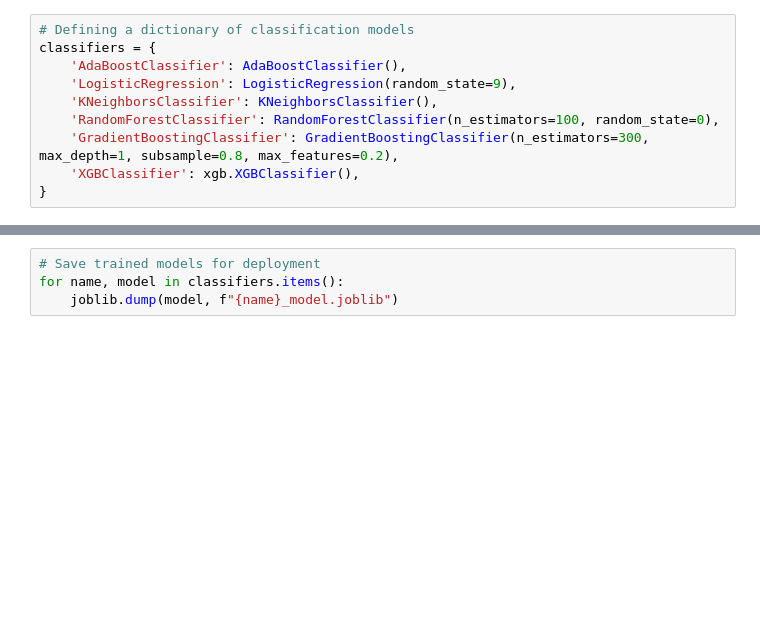
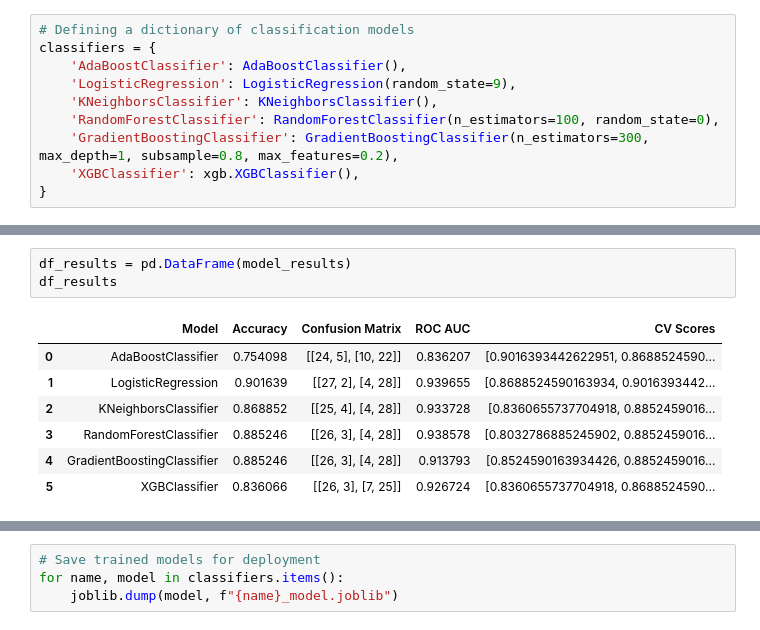
Before and after one commit to pparkitn/kaggle, a Jupyter notebook: classification.ipynb, the cells around one changed output, grey strips where cells are left out. Saved outputs shown, nothing was run; the diff lists cells and outputs as text; blank space fills up the shorter version.

```diff
--- a/classification.ipynb
+++ b/classification.ipynb
@@ -141,3 +265,14 @@ for name, model in classifiers.items():
+# %%
+df_results = pd.DataFrame(model_results)
+df_results
+# %% [output]
+|  | Model | Accuracy | Confusion Matrix | ROC AUC | CV Scores |
+| 0 | AdaBoostClassifier | 0.754098 | [[24, 5], [10, 22]] | 0.836207 | [0.9016393442622951, 0.8688524590... |
+| 1 | LogisticRegression | 0.901639 | [[27, 2], [4, 28]] | 0.939655 | [0.8688524590163934, 0.9016393442... |
+| 2 | KNeighborsClassifier | 0.868852 | [[25, 4], [4, 28]] | 0.933728 | [0.8360655737704918, 0.8852459016... |
+| 3 | RandomForestClassifier | 0.885246 | [[26, 3], [4, 28]] | 0.938578 | [0.8032786885245902, 0.8852459016... |
+| 4 | GradientBoostingClassifier | 0.885246 | [[26, 3], [4, 28]] | 0.913793 | [0.8524590163934426, 0.8852459016... |
+| 5 | XGBClassifier | 0.836066 | [[26, 3], [7, 25]] | 0.926724 | [0.8360655737704918, 0.8688524590... |
 # %%
 # Feature importance for tree-based models
 for name, model in classifiers.items():
```
Also changed, not shown: parts of 13 cells of this notebook.
